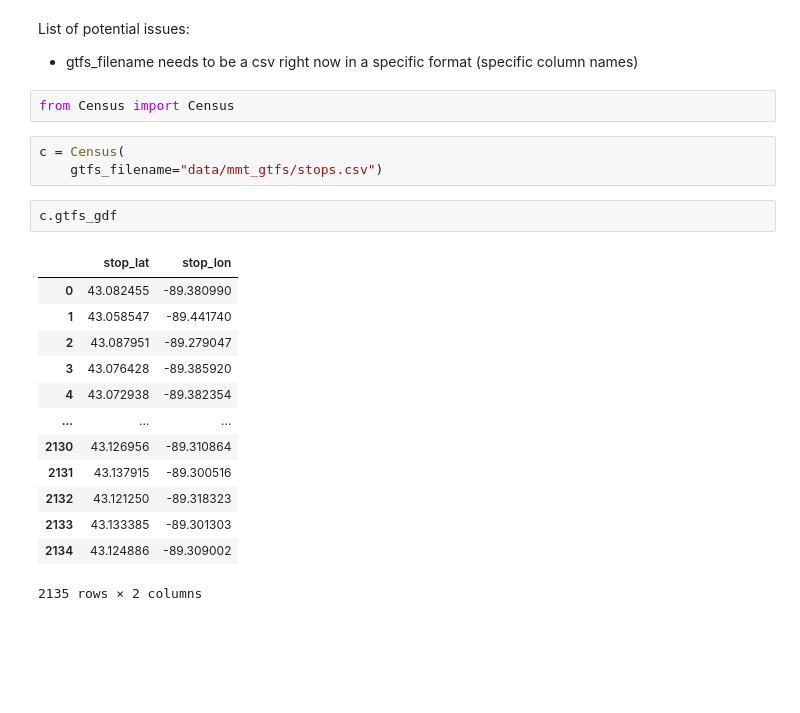
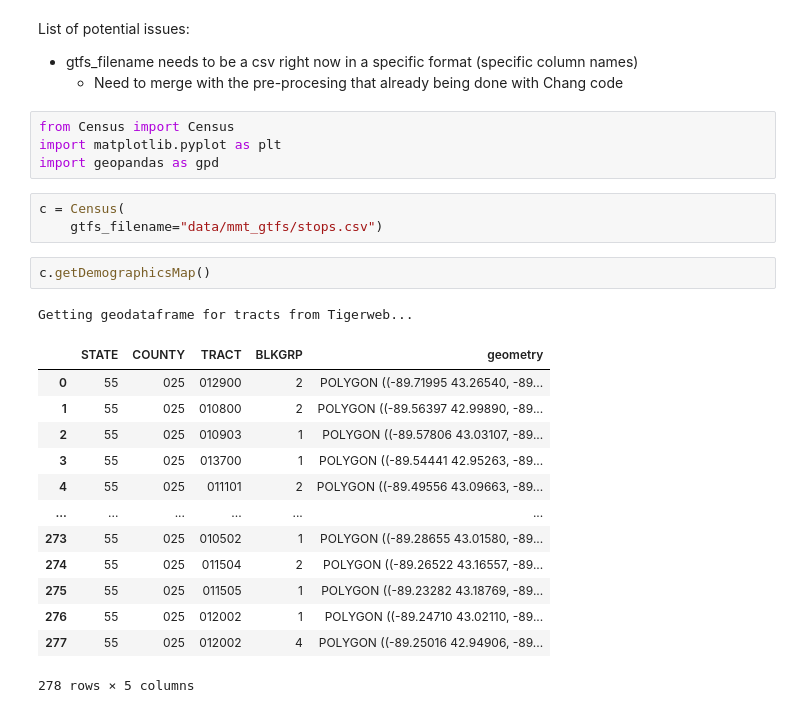
Before and after one commit to wisc-bus/simulator, a Jupyter notebook: Census_Development and Tutorial.ipynb, the cells around one changed output. Cells and saved outputs as stored; diff of their text form; blank space fills up the shorter version.

```diff
--- a/Census_Development and Tutorial.ipynb
+++ b/Census_Development and Tutorial.ipynb
@@ -2,24 +2,28 @@
 List of potential issues:
 
 - gtfs_filename needs to be a csv right now in a specific format (specific column names)
+    - Need to merge with the pre-procesing that already being done with Chang code
 # %%
 from Census import Census
+import matplotlib.pyplot as plt
+import geopandas as gpd
 # %%
 c = Census(
     gtfs_filename="data/mmt_gtfs/stops.csv")
 # %%
-c.gtfs_gdf
+c.getDemographicsMap()
 # %% [output]
+Getting geodataframe for tracts from Tigerweb...
-|  | stop_lat | stop_lon |
-| 0 | 43.082455 | -89.380990 |
-| 1 | 43.058547 | -89.441740 |
-| 2 | 43.087951 | -89.279047 |
-| 3 | 43.076428 | -89.385920 |
-| 4 | 43.072938 | -89.382354 |
-| ... | ... | ... |
-| 2130 | 43.126956 | -89.310864 |
-| 2131 | 43.137915 | -89.300516 |
-| 2132 | 43.121250 | -89.318323 |
-| 2133 | 43.133385 | -89.301303 |
-| 2134 | 43.124886 | -89.309002 |
+|  | STATE | COUNTY | TRACT | BLKGRP | geometry |
+| 0 | 55 | 025 | 012900 | 2 | POLYGON ((-89.71995 43.26540, -89... |
+| 1 | 55 | 025 | 010800 | 2 | POLYGON ((-89.56397 42.99890, -89... |
+| 2 | 55 | 025 | 010903 | 1 | POLYGON ((-89.57806 43.03107, -89... |
+| 3 | 55 | 025 | 013700 | 1 | POLYGON ((-89.54441 42.95263, -89... |
+| 4 | 55 | 025 | 011101 | 2 | POLYGON ((-89.49556 43.09663, -89... |
+| ... | ... | ... | ... | ... | ... |
+| 273 | 55 | 025 | 010502 | 1 | POLYGON ((-89.28655 43.01580, -89... |
+| 274 | 55 | 025 | 011504 | 2 | POLYGON ((-89.26522 43.16557, -89... |
+| 275 | 55 | 025 | 011505 | 1 | POLYGON ((-89.23282 43.18769, -89... |
+| 276 | 55 | 025 | 012002 | 1 | POLYGON ((-89.24710 43.02110, -89... |
+| 277 | 55 | 025 | 012002 | 4 | POLYGON ((-89.25016 42.94906, -89... |
-2135 rows × 2 columns
+278 rows × 5 columns
```
Also changed, not shown: parts of 1 cell of this notebook, 3 other files.
